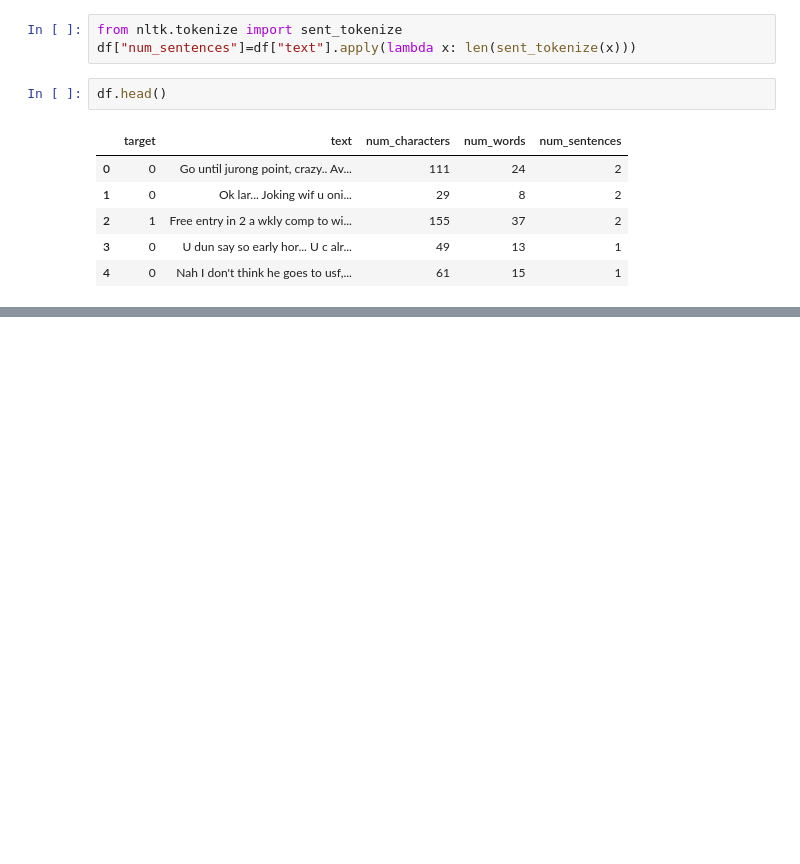
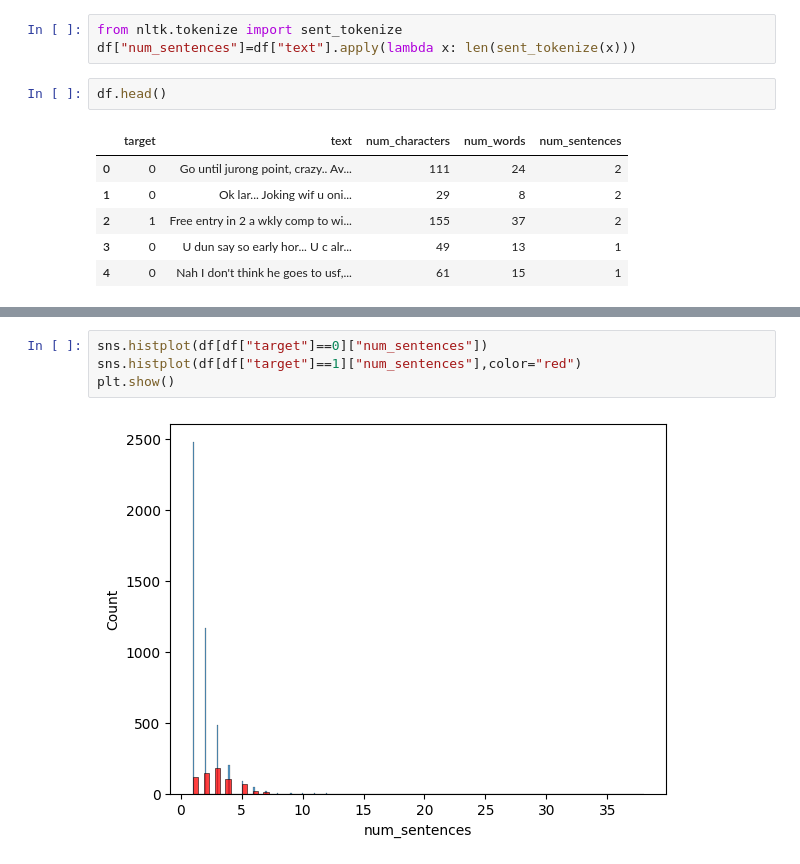
Before and after one commit to tanmoyghosh704-lang/SMS-SPAM-CLASSIFIER, a Jupyter notebook: sms_spam_classifier.ipynb, the cells around one changed output, grey strips where cells are left out. Saved outputs shown, nothing was run; the diff lists cells and outputs as text; blank space fills up the shorter version.

```diff
--- a/sms_spam_classifier.ipynb
+++ b/sms_spam_classifier.ipynb
@@ -158,0 +242,6 @@ df.head()
+# %%
+sns.histplot(df[df["target"]==0]["num_sentences"])
+sns.histplot(df[df["target"]==1]["num_sentences"],color="red")
+plt.show()
+# %% [output]
+[figure, added]
```
Also changed, not shown: parts of 35 cells of this notebook.
